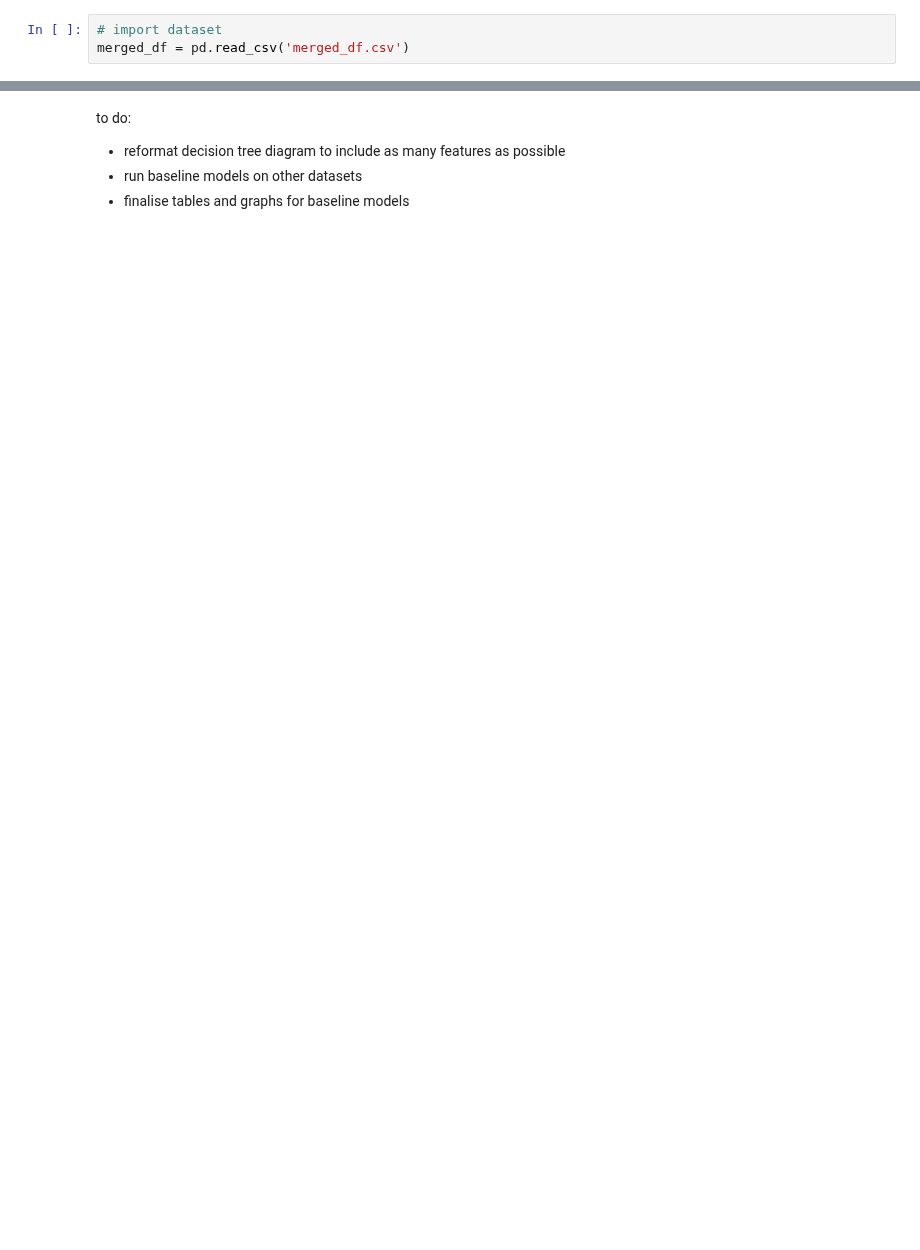
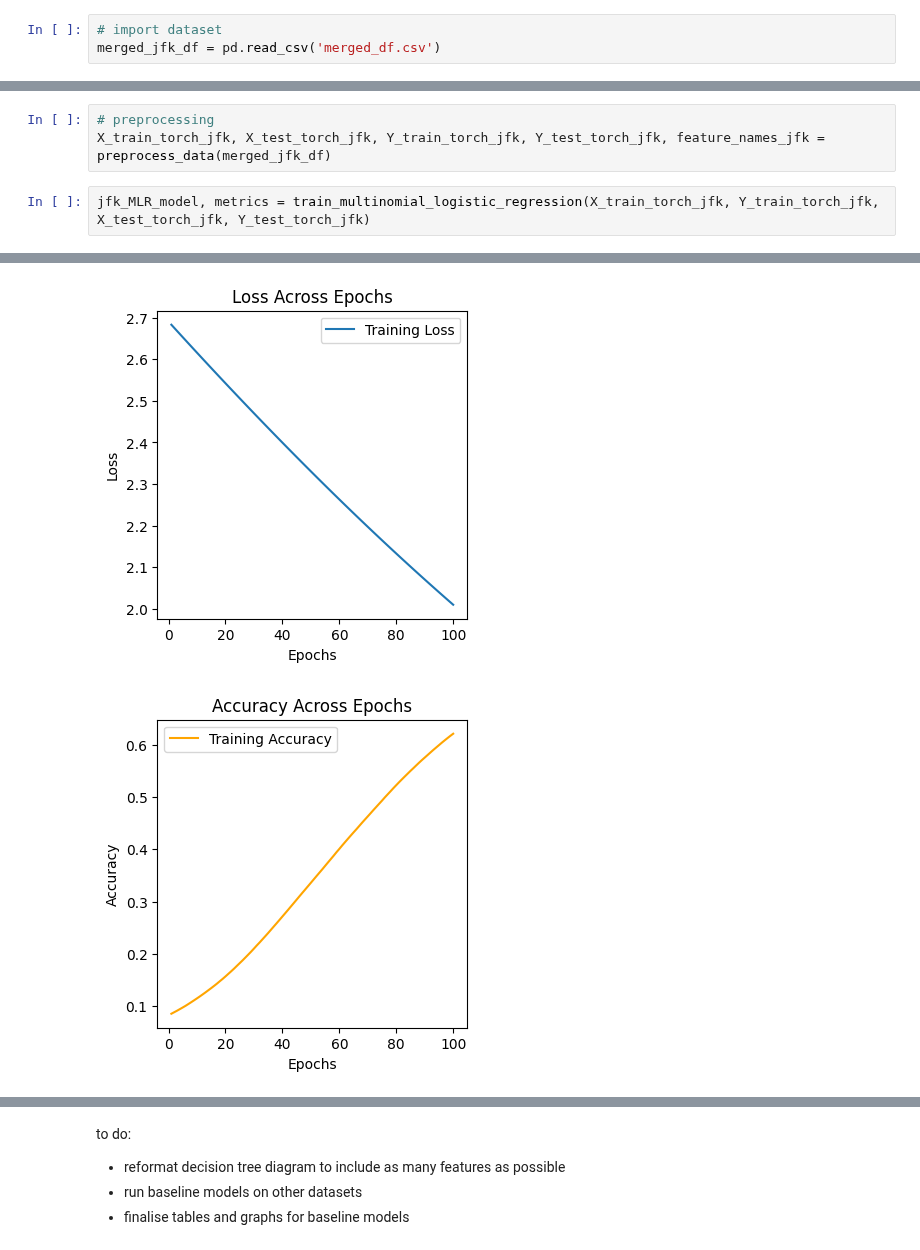
Before and after one commit to craigmiller24/MLP_Project, a Jupyter notebook: Baseline.ipynb, the cells around one changed output, grey strips where cells are left out. Drawn from its saved outputs; the diff is of its cells as text; blank space fills up the shorter version.

Commit message:
turned DT and LR into functions to run on multiple models

```diff
--- a/Baseline.ipynb
+++ b/Baseline.ipynb
@@ -25,3 +274,3 @@ from sklearn.metrics import accuracy_score
 # %%
 # import dataset
-merged_df = pd.read_csv('merged_df.csv')
+merged_jfk_df = pd.read_csv('merged_df.csv')
@@ -386,0 +277,6 @@ F1-score: 0.8740
+# %%
+# preprocessing
+X_train_torch_jfk, X_test_torch_jfk, Y_train_torch_jfk, Y_test_torch_jfk, feature_names_jfk = preprocess_data(merged_jfk_df)
+# %%
+jfk_MLR_model, metrics = train_multinomial_logistic_regression(X_train_torch_jfk, Y_train_torch_jfk, X_test_torch_jfk, Y_test_torch_jfk)
+# %% [output]
@@ -386,0 +300,2 @@ F1-score: 0.8740
+[figure, added]
+[figure, added]
```
Also changed, not shown: parts of 18 cells of this notebook, 4 other files.
